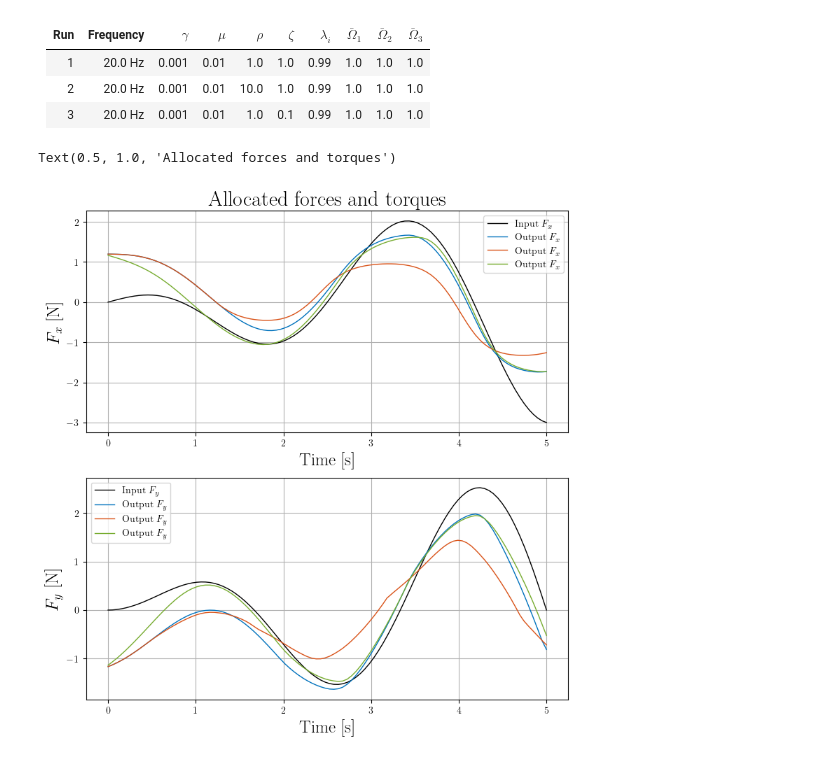
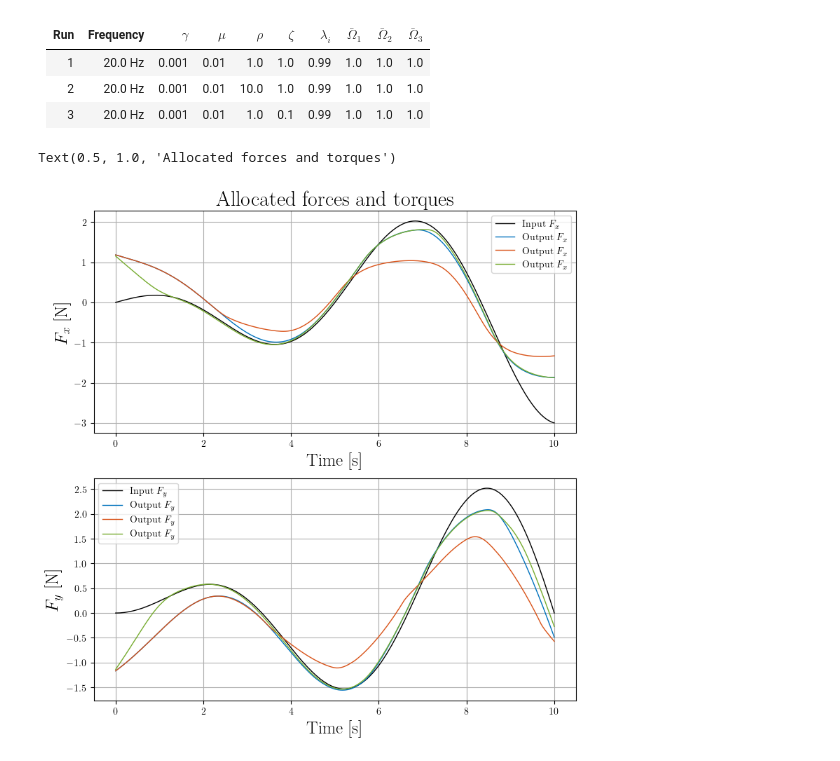
Before and after one commit to incebellipipo/skadipy, a Jupyter notebook: notebooks/019_compare_cbf_time_constant.ipynb, the cells around one changed output. Drawn from its saved outputs; the diff is of its cells as text; code cells hidden in the pictures.

```diff
--- a/notebooks/019_compare_cbf_time_constant.ipynb
+++ b/notebooks/019_compare_cbf_time_constant.ipynb
@@ -62,28 +62,28 @@ for g, m, r, l, z in zip(gamma, mu, rho, lambda_p, zeta):
     )
 # %%
 data = generate_spiral_dataset(
-    num_points=100,
+    num_points=200,
     num_turns=1.5,
     k=3,
 )
 
 tau_cmd = np.concatenate(
         (data, np.zeros((np.shape(data)[0], 4))),
         axis=1
 )
 d_tau_cmd = np.gradient(tau_cmd, axis=0) / time_step
 
 
 for allocator in allocators:
     allocator._xi = np.array([[0.0, 0.7, -0.7, 0.5, -0.5]]).T
 
 
 results = run_tests2(tau_cmd=tau_cmd, d_tau_cmd=d_tau_cmd, allocators=allocators)
 fig, ax = plot_histories(tau_cmd=tau_cmd, indices=[0, 1],tau_alloc=results.tau_desired_hist, dt=time_step)
 ax[0].set_title("Allocated forces and torques")
 # %% [output]
 Text(0.5, 1.0, 'Allocated forces and torques')
-[figure, old version]
+[figure, new version]
 # %%
 fig, ax = plot_2d_allocation(tau_cmd=tau_cmd, allocators=allocators, tau_hist=results.tau_desired_hist, dt=time_step)
 fig.tight_layout(rect=[0.0, 0.0, 1.0, 1.0])
```
Also changed, not shown: parts of 5 cells of this notebook, 18 other files.
